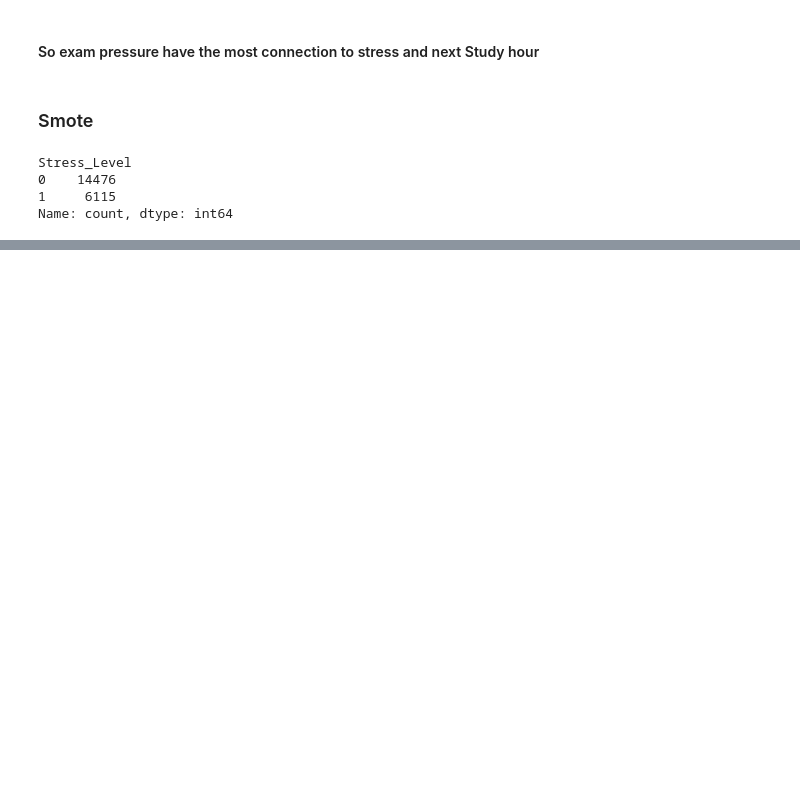
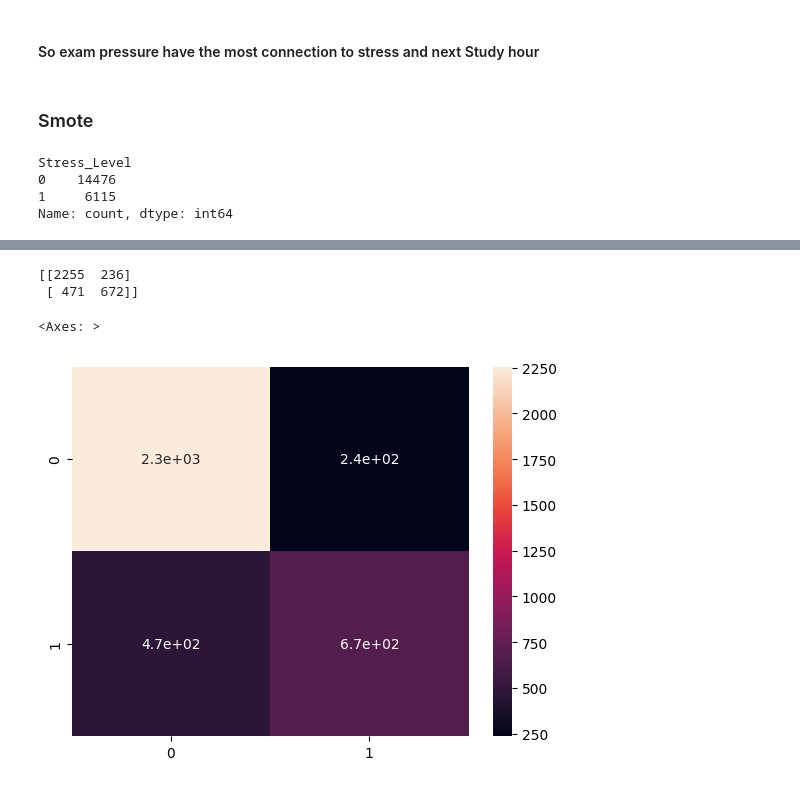
Before and after one commit to arashKhanDeveloper/ML-MLP-Student-Stress-Level, a Jupyter notebook: mlp_project.ipynb, the cells around one changed output, grey strips where cells are left out. Drawn from its saved outputs; the diff is of its cells as text; code cells hidden in the pictures; blank space fills up the shorter version.

```diff
--- a/mlp_project.ipynb
+++ b/mlp_project.ipynb
@@ -385,0 +456,13 @@ Name: count, dtype: int64
+# %%
+test_pre = mlp.predict(X_test)
+# %%
+from sklearn.metrics import confusion_matrix, classification_report, accuracy_score
+
+cm = confusion_matrix(y_test, test_pre)
+print(cm)
+sns.heatmap(cm, annot=True)
+# %% [output]
+[[2255  236]
+ [ 471  672]]
+<Axes: >
+[figure, added]
```
Also changed, not shown: parts of 16 cells of this notebook, 1 other file.
